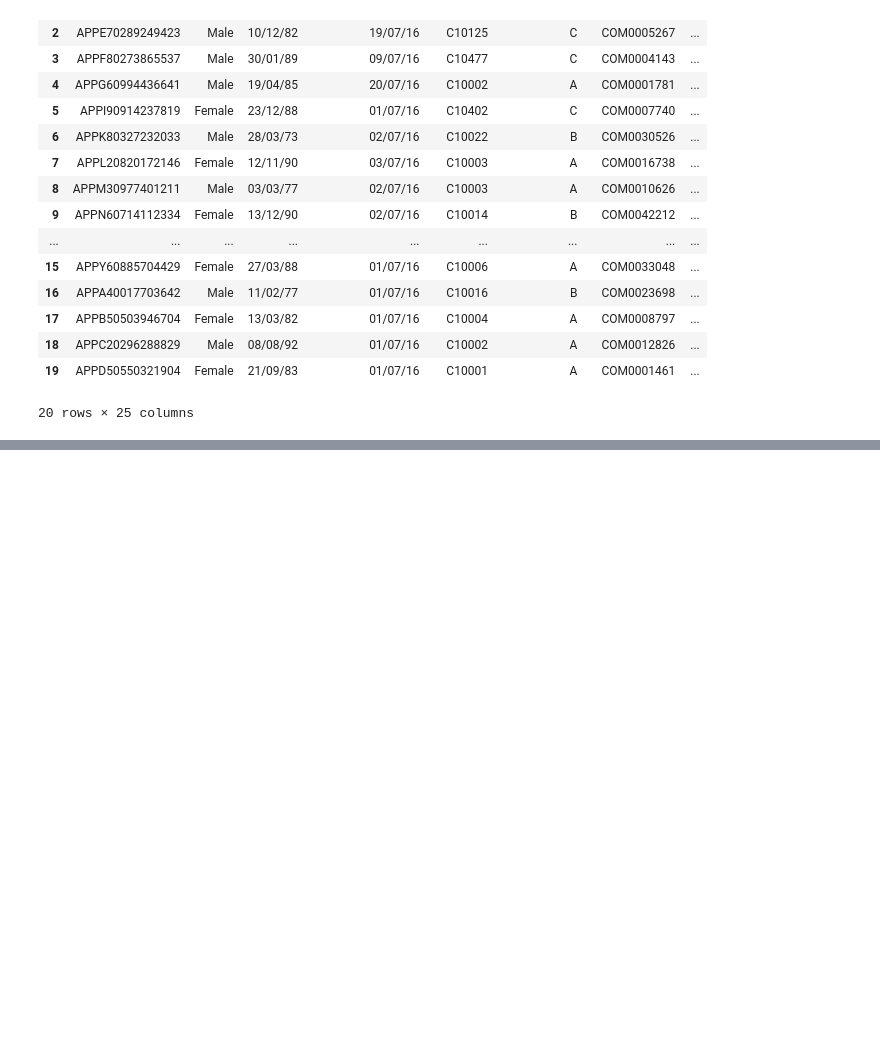
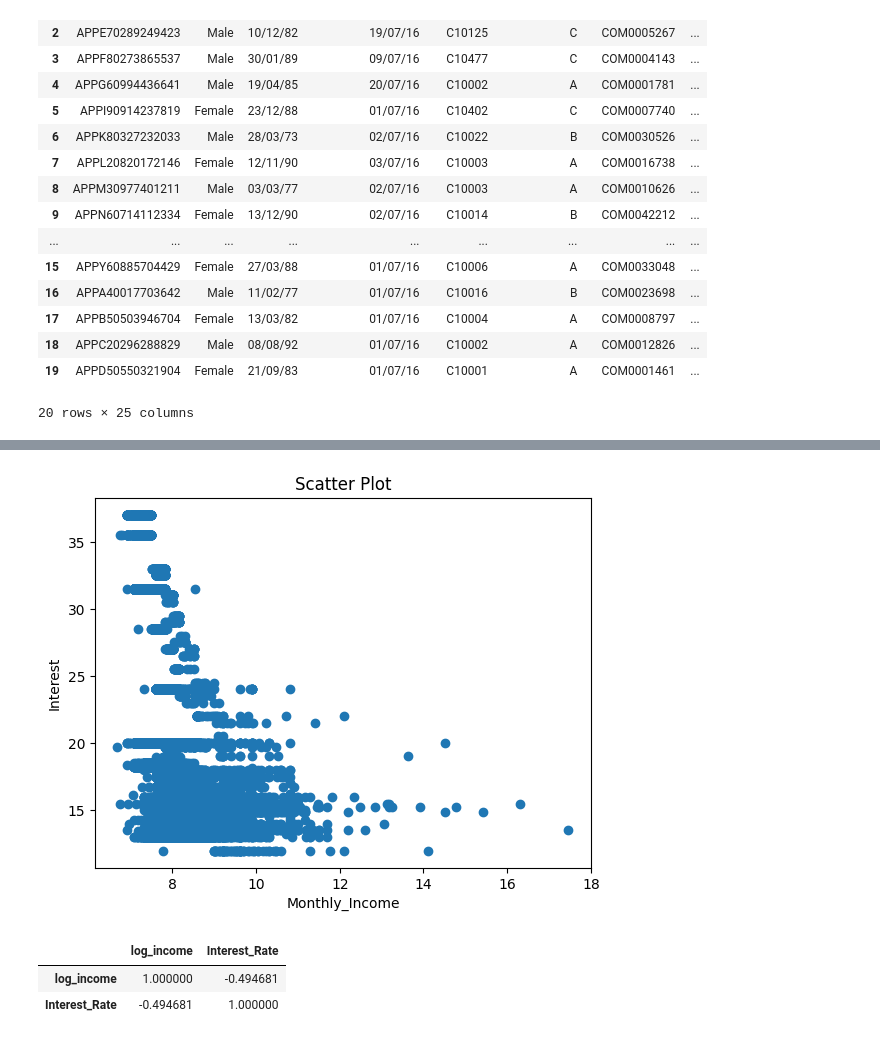
Before and after one commit to tomwillcode/9th_wave_cantek, a Jupyter notebook: Bank_Marketing_Analysis.ipynb, the cells around one changed output, grey strips where cells are left out. Saved outputs shown, nothing was run; the diff lists cells and outputs as text; code cells hidden in the pictures; blank space fills up the shorter version.

```diff
--- a/Bank_Marketing_Analysis.ipynb
+++ b/Bank_Marketing_Analysis.ipynb
@@ -191,0 +262,4 @@ df.head(20)
+# %%
+df['log_income'] = np.log(df['Monthly_Income'])
+# %%
+df['log_loan'] = np.log(df['Loan_Amount'])
@@ -191,0 +278,19 @@ df.head(20)
+# %%
+plt.scatter(df['log_income'], df['Interest_Rate'])
+
+# Customize the plot
+plt.xlabel('Monthly_Income')
+plt.ylabel('Interest')
+plt.title('Scatter Plot')
+
+
+# Show the plot
+plt.show()
+# %% [output]
+[figure, added]
+# %%
+df[['log_income', 'Interest_Rate']].corr()
+# %% [output]
+|  | log_income | Interest_Rate |
+| log_income | 1.000000 | -0.494681 |
+| Interest_Rate | -0.494681 | 1.000000 |
```
Also changed, not shown: parts of 19 cells of this notebook.
